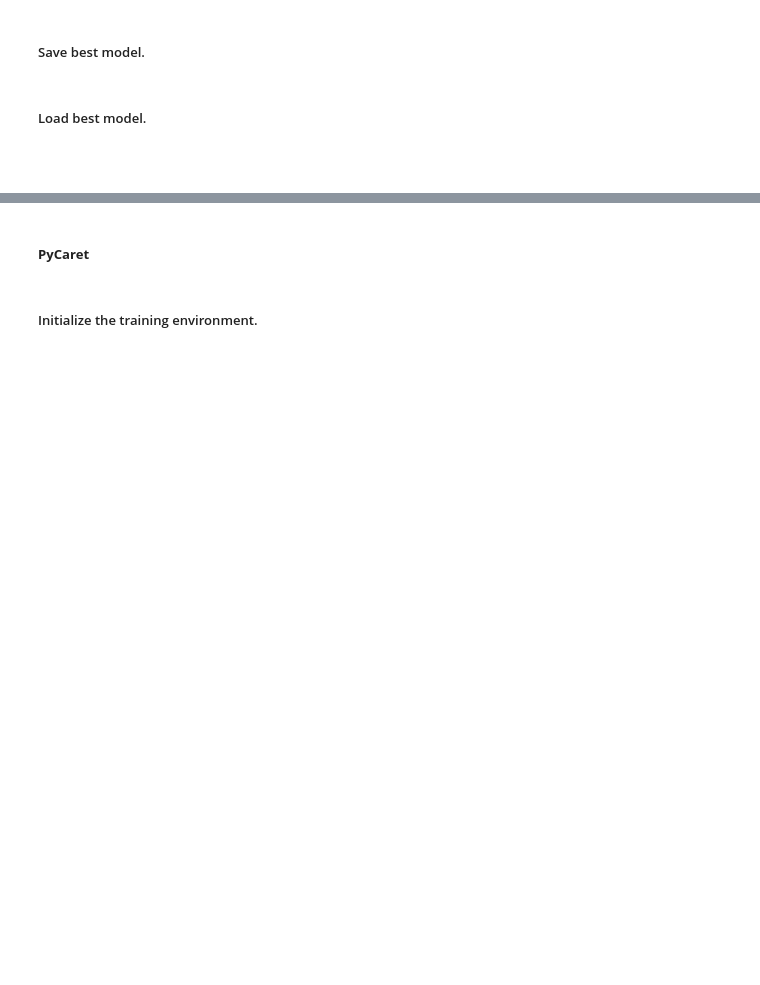
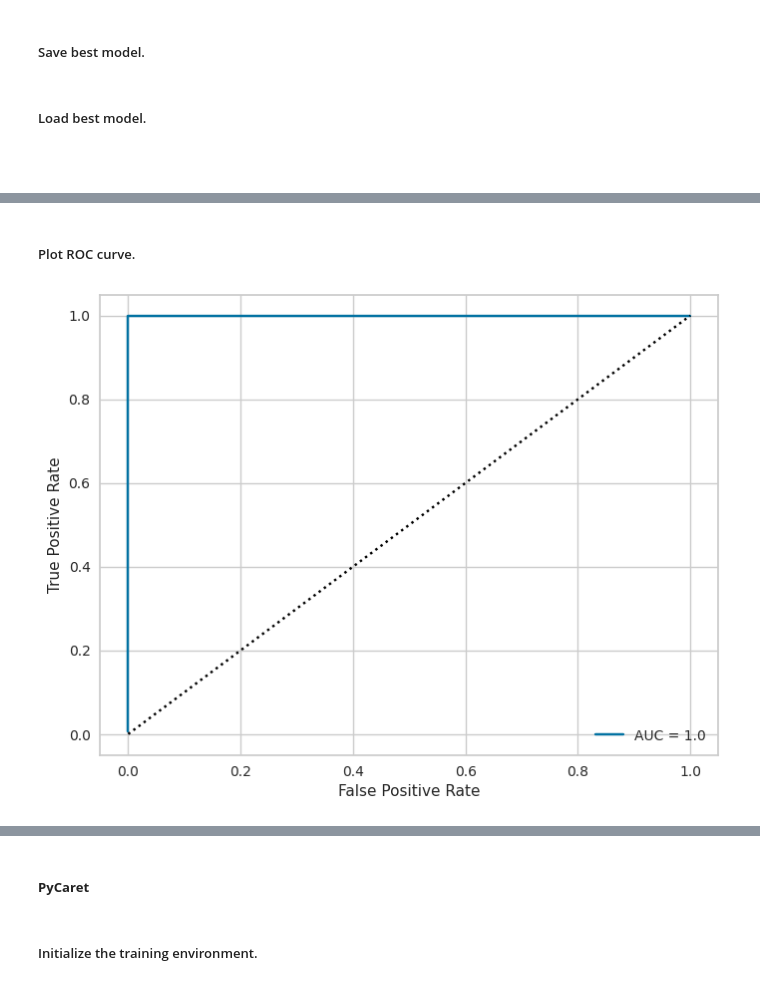
Before and after one commit to bmarquez429/AI-ML-DS-Excursions, a Jupyter notebook: 4_autoML/autoML.ipynb, the cells around one changed output, grey strips where cells are left out. Cells and saved outputs as stored; diff of their text form; code cells hidden in the pictures; blank space fills up the shorter version.

```diff
--- a/4_autoML/autoML.ipynb
+++ b/4_autoML/autoML.ipynb
@@ -300,0 +440,5 @@ $\hspace{1in}$
+# %%
+categoricalVariables = ["sex", "cp", "fbs", "restecg", "exang", "slope", "ca", "thal", "target"]
+
+h2oTrainSet[categoricalVariables] = h2oTrainSet[categoricalVariables].asfactor()
+h2oTestSet[categoricalVariables] = h2oTestSet[categoricalVariables].asfactor()
@@ -300,0 +483,6 @@ $\hspace{1in}$
+# %%
+h2oModels = H2OAutoML(max_models = 10, seed = 1)
+
+x = h2oTrainSet.columns
+x.remove("target")
+trainedH2oModels = h2oModels.train(x = x, y = "target", training_frame = h2oTrainSet)
@@ -300,0 +510,3 @@ $\hspace{1in}$
+# %%
+h2oAutomlBestModel = h2oModels.leader
+h2oAutomlBestModel
@@ -300,0 +550,3 @@ $\hspace{1in}$
+# %%
+modelPerformance = h2oAutomlBestModel.model_performance(h2oTestSet)
+modelPerformance.confusion_matrix()
@@ -300,0 +559,13 @@ $\hspace{1in}$
+# %% [markdown]
+##### Plot ROC curve.
+# %%
+plt.rcParams["figure.figsize"] = [8, 6]
+rocCoordinates = modelPerformance.roc()
+plt.plot(rocCoordinates[0], rocCoordinates[1], label = "AUC = " + str(modelPerformance.auc()))
+plt.plot([0, 1], [0, 1], linestyle = "dotted", color = "black")
+plt.xlabel("False Positive Rate")
+plt.ylabel("True Positive Rate")
+plt.legend()
+plt.show()
+# %% [output]
+[figure, added]
```
Also changed, not shown: parts of 51 cells of this notebook.
